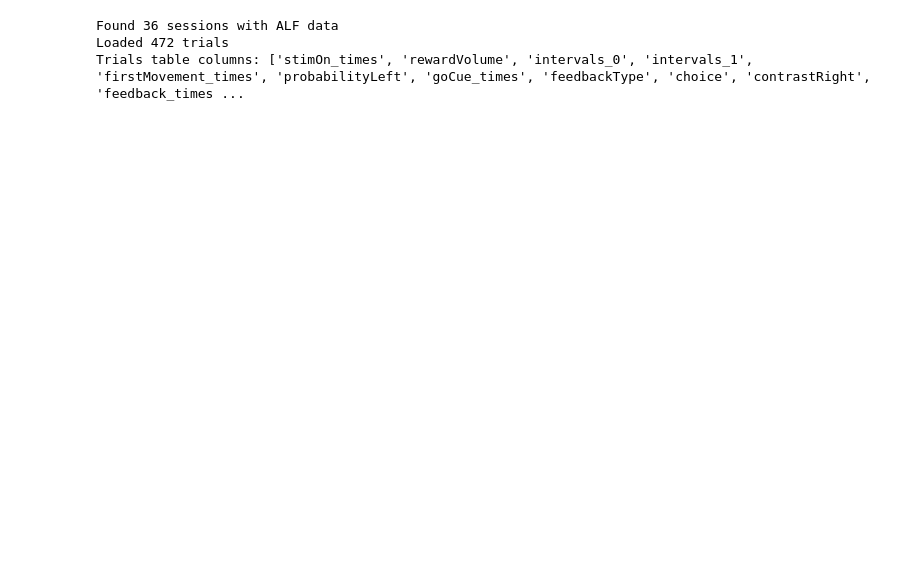
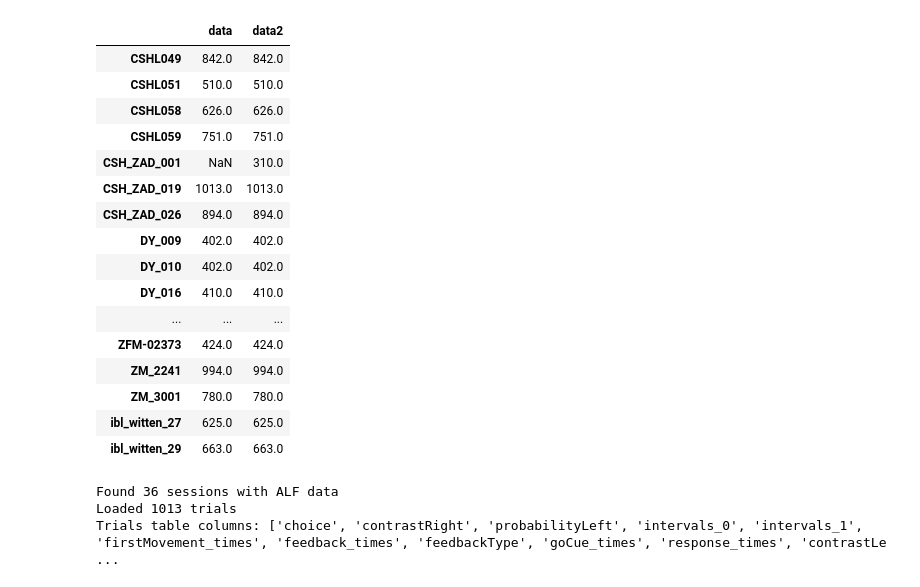
Before and after one commit to brunaafl/ShapeMetrics, a Jupyter notebook: ibl_analyses/notebooks/generate_folds.ipynb, the cells around one changed output. Drawn from its saved outputs; the diff is of its cells as text; code cells hidden in the pictures; blank space fills up the shorter version.

```diff
--- a/ibl_analyses/notebooks/generate_folds.ipynb
+++ b/ibl_analyses/notebooks/generate_folds.ipynb
@@ -22,0 +40,29 @@ The autoreload extension is already loaded. To reload it, use:
+# %%
+## For debugging: load IBL data
+from pathlib import Path
+import numpy as np
+import pandas as pd
+
+possible_dir = ["","_new"]
+
+differences = {}
+
+for p in possible_dir:
+
+    cache_dir = Path(f"../data{p}/2022_Q2_IBL_et_al_RepeatedSite")
+
+    # Find all ALF directories
+    alf_dirs = list(cache_dir.rglob("alf"))
+    print(f"Found {len(alf_dirs)} sessions with ALF data")
+    n_trials = {}
+
+    for i, alf in enumerate(alf_dirs):
+        stimOff = np.load(alf / "_ibl_trials.stimOff_times.npy")
+        goCue = np.load(alf / "_ibl_trials.goCueTrigger_times.npy")
+        trials_table = pd.read_parquet(alf / "_ibl_trials.table.pqt")
+        print(f"Session: {i}, Trials: {len(stimOff)}")
+        n_trials[alf.parent.parent.parent.name] = len(stimOff)
+
+    n_trials = pd.Series(n_trials)
+
+    differences[f'data{p}'] = n_trials
@@ -23,3 +87,23 @@ The autoreload extension is already loaded. To reload it, use:
+# %%
+pd.DataFrame(differences)
+# %% [output]
+|  | data | data2 |
+| CSHL049 | 842.0 | 842.0 |
+| CSHL051 | 510.0 | 510.0 |
+| CSHL058 | 626.0 | 626.0 |
+| CSHL059 | 751.0 | 751.0 |
+| CSH_ZAD_001 | NaN | 310.0 |
+| CSH_ZAD_019 | 1013.0 | 1013.0 |
+| CSH_ZAD_026 | 894.0 | 894.0 |
+| DY_009 | 402.0 | 402.0 |
+| DY_010 | 402.0 | 402.0 |
+| DY_016 | 410.0 | 410.0 |
+| ... | ... | ... |
+| ZFM-02373 | 424.0 | 424.0 |
+| ZM_2241 | 994.0 | 994.0 |
+| ZM_3001 | 780.0 | 780.0 |
+| ibl_witten_27 | 625.0 | 625.0 |
+| ibl_witten_29 | 663.0 | 663.0 |
 # %%
 ## For debugging: load IBL data
 from pathlib import Path
@@ -28,12 +112,15 @@ import pandas as pd
 
 cache_dir = Path("../data/2022_Q2_IBL_et_al_RepeatedSite")
 
+#datasets = pd.read_parquet(cache_dir / "datasets.pqt")
+#sessions = pd.read_parquet(cache_dir / "sessions.pqt")
+
 # Find all ALF directories
 alf_dirs = list(cache_dir.rglob("alf"))
 print(f"Found {len(alf_dirs)} sessions with ALF data")
 
 # Load from first session
-alf = alf_dirs[0]
+alf = alf_dirs[-1]
 stimOff = np.load(alf / "_ibl_trials.stimOff_times.npy")
 goCue = np.load(alf / "_ibl_trials.goCueTrigger_times.npy")
 trials_table = pd.read_parquet(alf / "_ibl_trials.table.pqt")
@@ -42,8 +129,8 @@ print(f"Loaded {len(stimOff)} trials")
 print(f"Trials table columns: {trials_table.columns.tolist()}")
 # %% [output]
 Found 36 sessions with ALF data
-Loaded 472 trials
-Trials table columns: ['stimOn_times', 'rewardVolume', 'intervals_0', 'intervals_1', 'firstMovement_times', 'probabilityLeft', 'goCue_times', 'feedbackType', 'choice', 'contrastRight', 'feedback_times ...
+Loaded 1013 trials
+Trials table columns: ['choice', 'contrastRight', 'probabilityLeft', 'intervals_0', 'intervals_1', 'firstMovement_times', 'feedback_times', 'feedbackType', 'goCue_times', 'response_times', 'contrastLe ...
 # %%
 
 params = {
```
Also changed, not shown: parts of 11 cells of this notebook, 1 other file.
